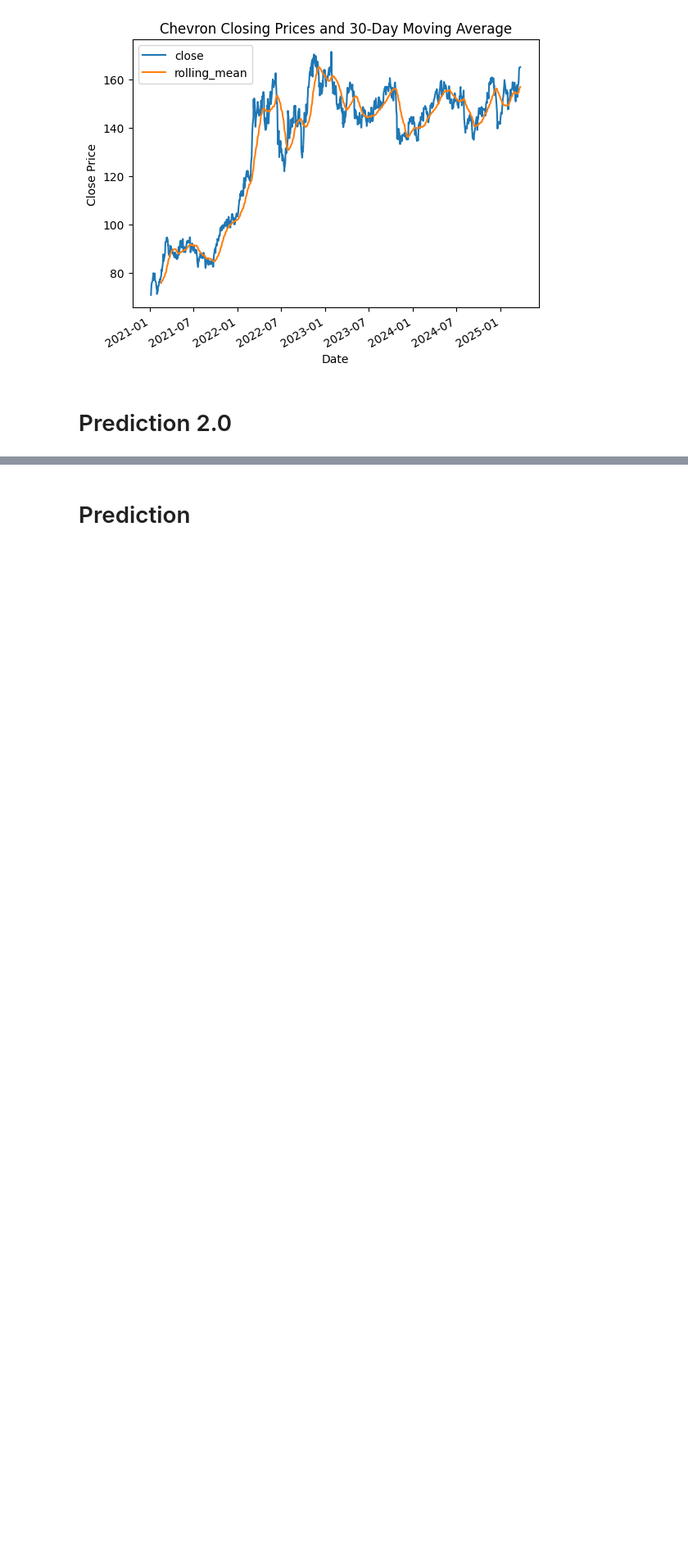
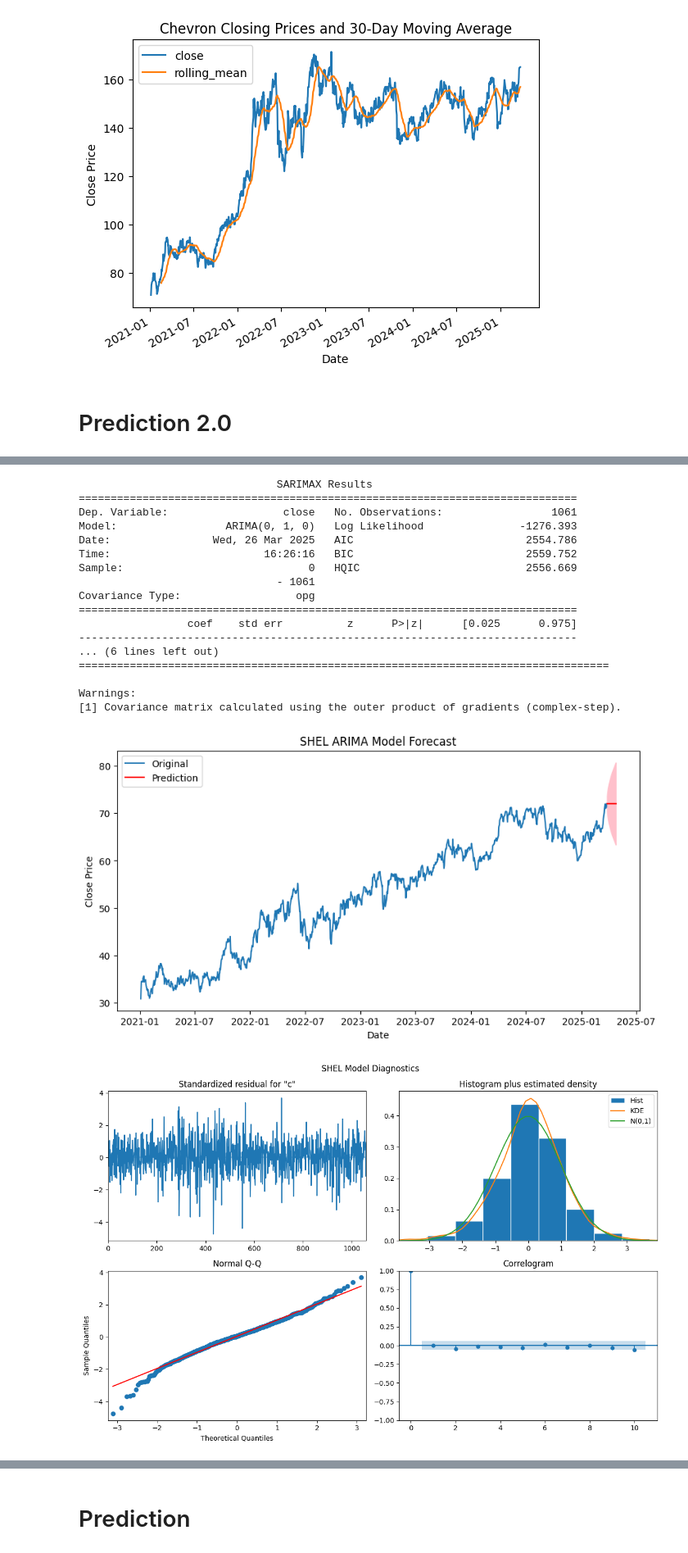
Before and after one commit to Yingtzudai/Energy-Stock, a Jupyter notebook: stock_analysis.ipynb, the cells around one changed output, grey strips where cells are left out. Shown at 82% size. Drawn from its saved outputs; the diff is of its cells as text; code cells hidden in the pictures; blank space fills up the shorter version.

Commit message:
Rebuild ARIMA model

```diff
--- a/stock_analysis.ipynb
+++ b/stock_analysis.ipynb
@@ -451,0 +435,50 @@ Warnings:
+# %%
+
+for ticker in list(tickers_names.keys()):
+    df = stock_data[stock_data['ticker']==ticker]['close']
+
+    model = ARIMA(df, order = (0,1,0))
+    results = model.fit()
+    print(results.summary())
+
+    predict = results.get_forecast(steps = 30)
+    last_date = stock_data[stock_data['ticker'] == ticker].index.max()
+    predict_index = pd.date_range(start=last_date + pd.Timedelta(days=1), periods=30, freq='D')
+    # predict_index = pd.date_range(start = df[-1], periods = 30, freq = 'D')
+    predict_mean = predict.predicted_mean
+    predict_conf_int = predict.conf_int()
+
+    plt.figure(figsize = (10,5))
+    plt.plot(df, label = 'Original')
+    plt.plot(predict_index, predict_mean, color = 'red', label = 'Prediction')
+    plt.fill_between(predict_index, predict_conf_int.iloc[:,0], predict_conf_int.iloc[:,1], color = 'pink')
+    plt.title(f"{ticker} ARIMA Model Forecast")
+    plt.xlabel("Date")
+    plt.ylabel('Close Price')
+    plt.legend()
+    plt.show()
+
+    diag_fig = results.plot_diagnostics(figsize = (12, 8))
+    diag_fig.suptitle(f"{ticker} Model Diagnostics")
+    plt.tight_layout()
+    plt.show()
+# %% [output]
+                               SARIMAX Results
+==============================================================================
+Dep. Variable:                  close   No. Observations:                 1061
+Model:                 ARIMA(0, 1, 0)   Log Likelihood               -1276.393
+Date:                Wed, 26 Mar 2025   AIC                           2554.786
+Time:                        16:26:16   BIC                           2559.752
+Sample:                             0   HQIC                          2556.669
+                               - 1061
+Covariance Type:                  opg
+==============================================================================
+                 coef    std err          z      P>|z|      [0.025      0.975]
+------------------------------------------------------------------------------
+... (6 lines left out)
+===================================================================================
+
+Warnings:
+[1] Covariance matrix calculated using the outer product of gradients (complex-step).
+[figure, added]
+[figure, added]
```
Also changed, not shown: parts of 5 cells of this notebook.
